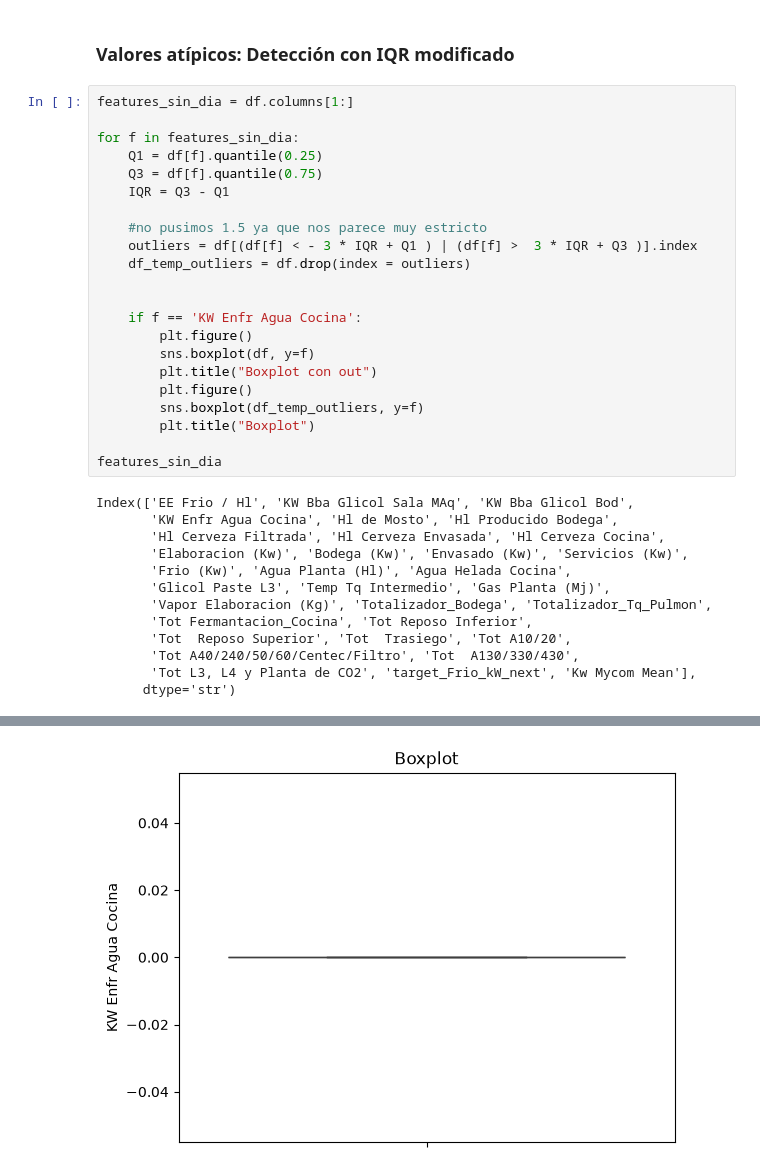
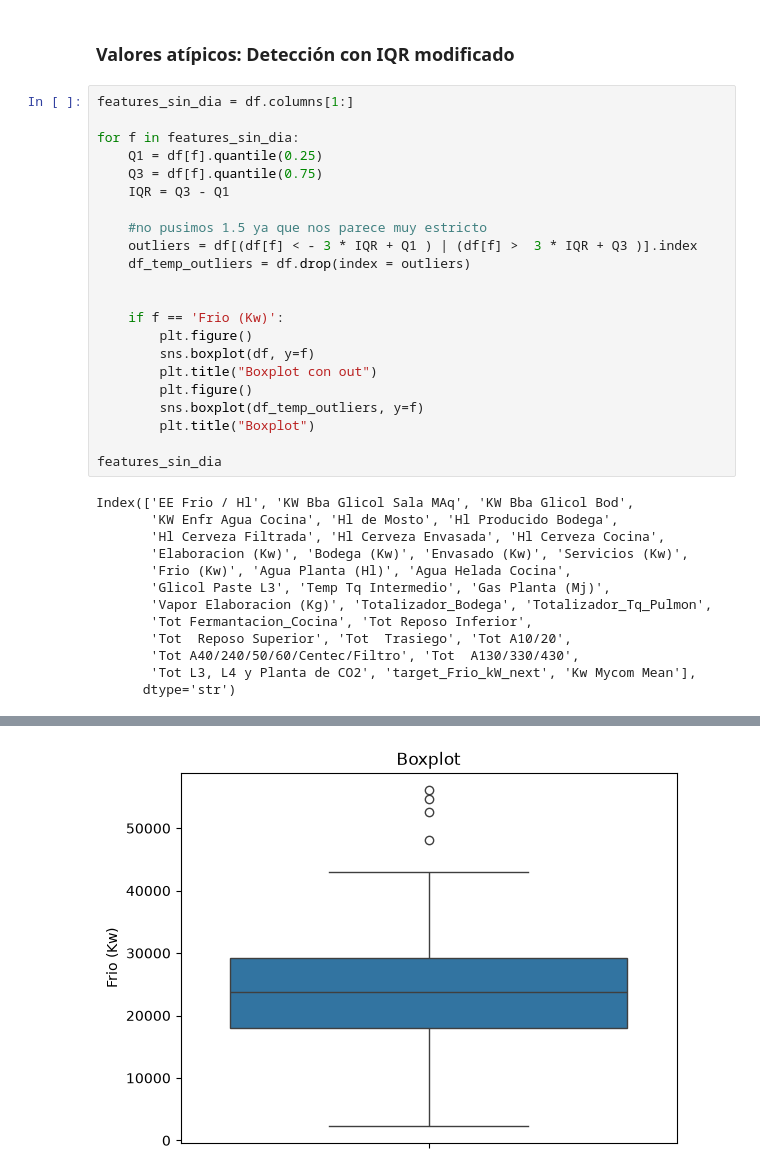
Before and after one commit to ignaciofaule-tech/TPI_LAB2_2026, a Jupyter notebook: src/EDA/EDA.ipynb, the cells around one changed output, grey strips where cells are left out. Cells and saved outputs as stored; diff of their text form.

Commit message:
Se añadió desarrollo de EDA hasta visualizaciones requeridas (1.4)

```diff
--- a/src/EDA/EDA.ipynb
+++ b/src/EDA/EDA.ipynb
@@ -160,7 +161,7 @@ for f in features_sin_dia:
     df_temp_outliers = df.drop(index = outliers)
 
 
-    if f == 'KW Enfr Agua Cocina':
+    if f == 'Frio (Kw)':
         plt.figure()
         sns.boxplot(df, y=f)
         plt.title("Boxplot con out")
@@ -186 +187 @@ Index(['EE Frio / Hl', 'KW Bba Glicol Sala MAq', 'KW Bba Glicol Bod',
-[figure, old version]
+[figure, new version]
```
Also changed, not shown: parts of 27 cells of this notebook.
